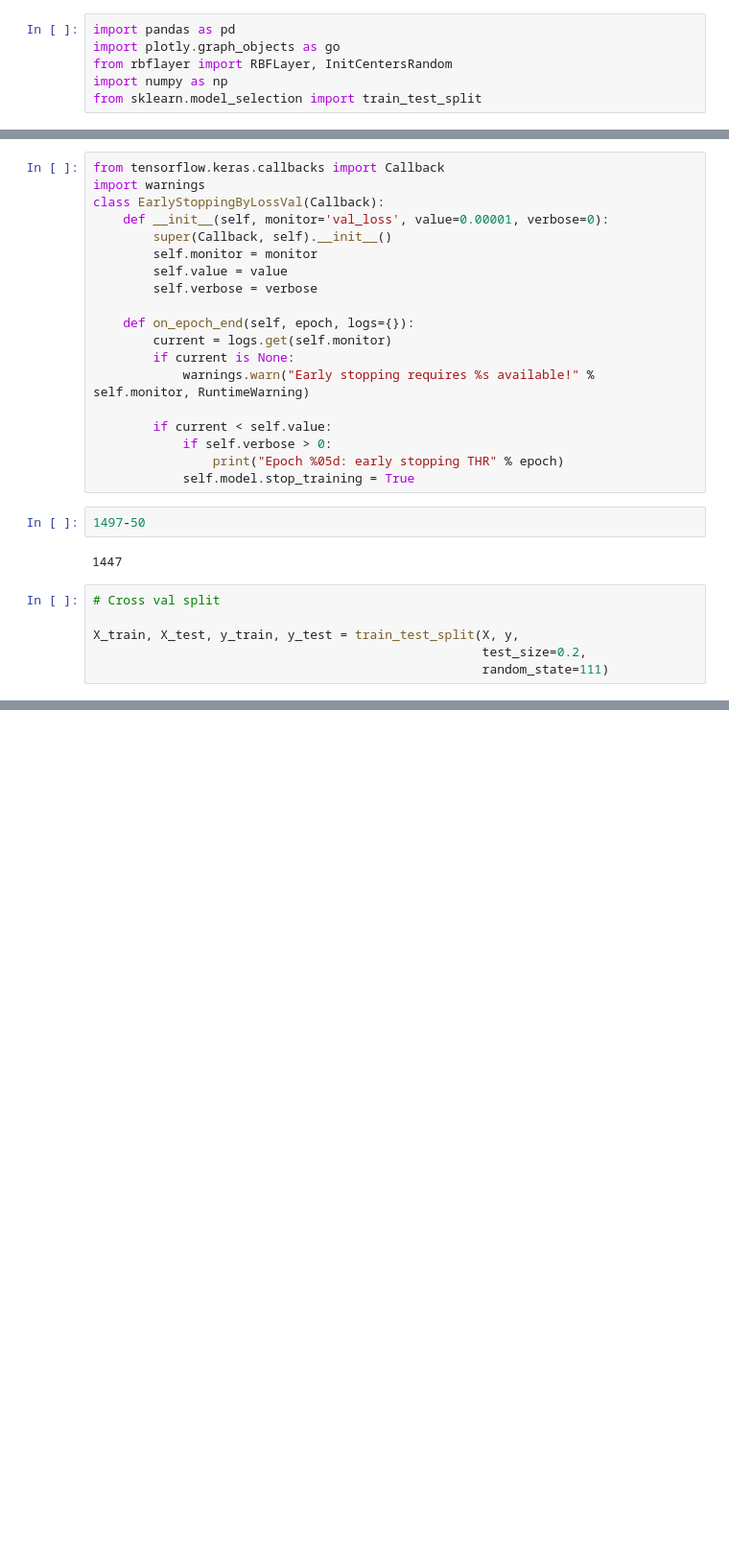
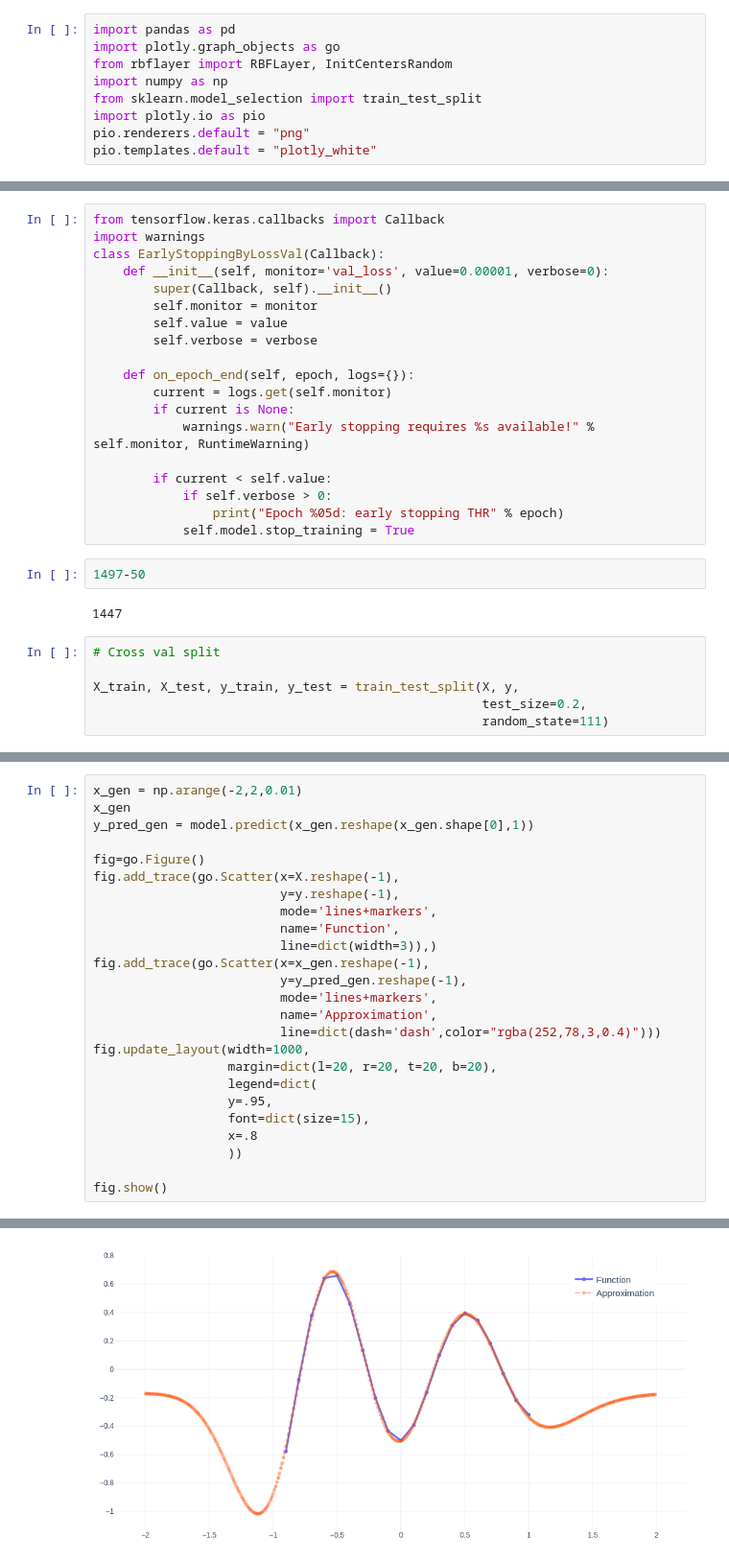
Before and after one commit to jokercrab/RBF_Network, a Jupyter notebook: main.ipynb, the cells around one changed output, grey strips where cells are left out. Shown at 96% size. Cells and saved outputs as stored; diff of their text form; blank space fills up the shorter version.

```diff
--- a/main.ipynb
+++ b/main.ipynb
@@ -9,6 +15,9 @@ import plotly.graph_objects as go
 from rbflayer import RBFLayer, InitCentersRandom
 import numpy as np
 from sklearn.model_selection import train_test_split
+import plotly.io as pio
+pio.renderers.default = "png"
+pio.templates.default = "plotly_white"
 # %%
 ######################
 #Google authentication
@@ -157,0 +167,26 @@ history.history
+# %%
+x_gen = np.arange(-2,2,0.01)
+x_gen
+y_pred_gen = model.predict(x_gen.reshape(x_gen.shape[0],1))
+
+fig=go.Figure()
+fig.add_trace(go.Scatter(x=X.reshape(-1),
+                         y=y.reshape(-1),
+                         mode='lines+markers',
+                         name='Function',
+                         line=dict(width=3)),)
+fig.add_trace(go.Scatter(x=x_gen.reshape(-1),
+                         y=y_pred_gen.reshape(-1),
+                         mode='lines+markers',
+                         name='Approximation',
+                         line=dict(dash='dash',color="rgba(252,78,3,0.4)")))
+fig.update_layout(width=1000,
+                  margin=dict(l=20, r=20, t=20, b=20),
+                  legend=dict(
+                  y=.95,
+                  font=dict(size=15),
+                  x=.8
+                  ))
+
+fig.show()
+# %% [output]
@@ -158,3 +194,4 @@ history.history
+[figure, added]
 # %%
 fig=go.Figure()
 fig.add_trace(go.Scatter(y=history.history['loss'],
```
Also changed, not shown: parts of 19 cells of this notebook.
